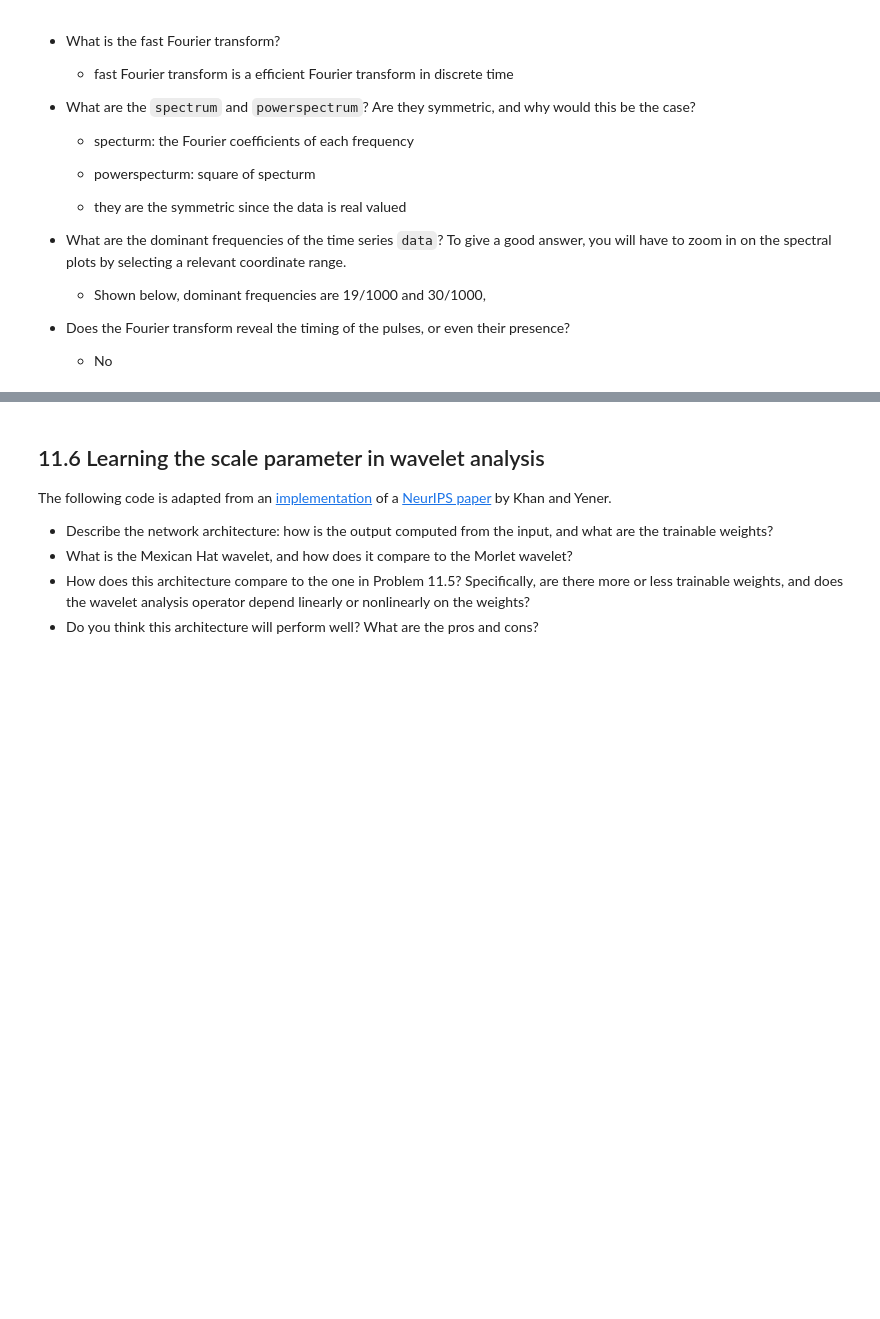
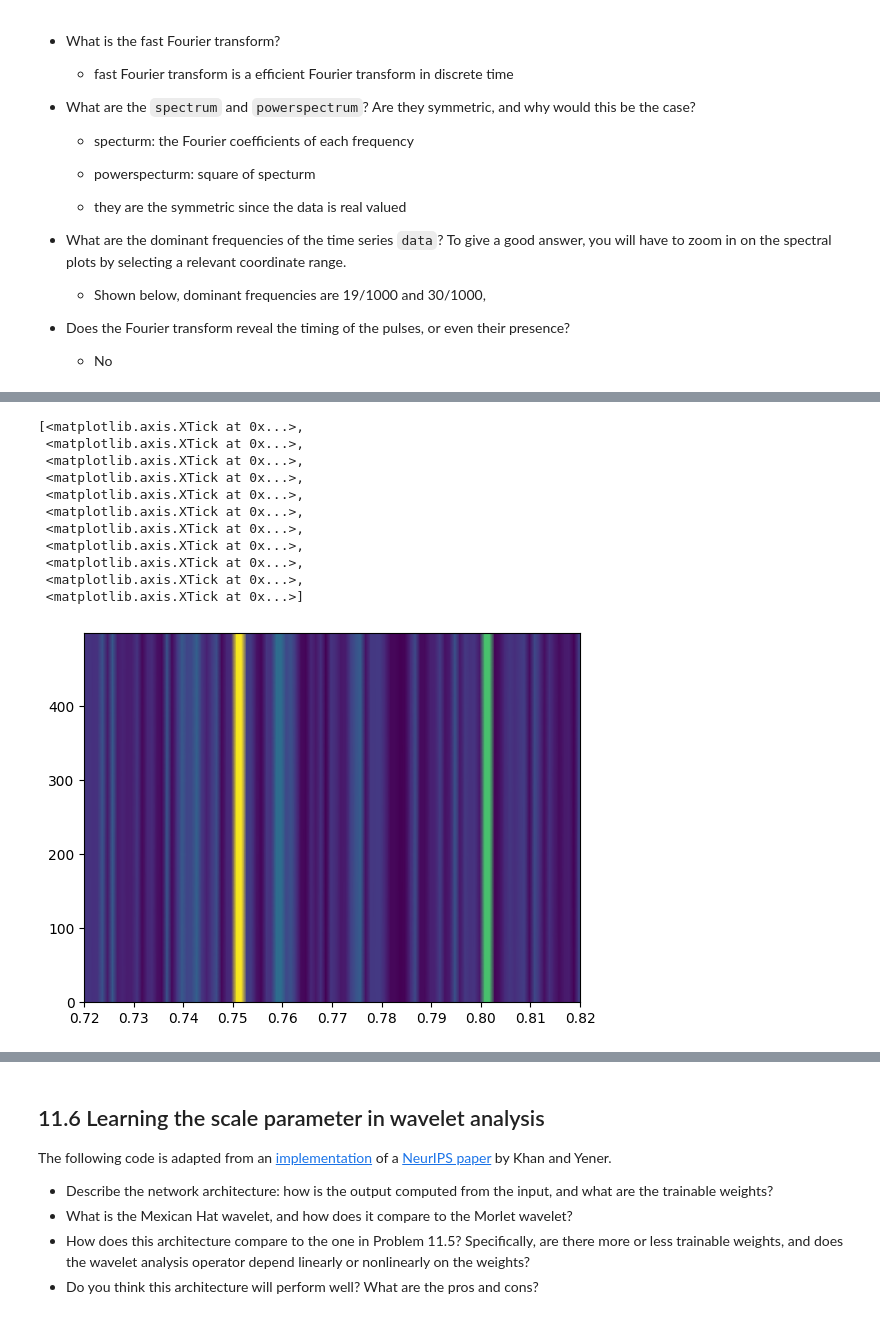
Before and after one commit to shahuiz/MH3520_Homework, a Jupyter notebook: 11-problemset.ipynb, the cells around one changed output, grey strips where cells are left out. Cells and saved outputs as stored; diff of their text form; code cells hidden in the pictures; blank space fills up the shorter version.

```diff
--- a/11-problemset.ipynb
+++ b/11-problemset.ipynb
@@ -377,3 +377,22 @@ freq: 136 time: 9
+# %%
+fig, ax = plt.subplots()
+frequencies, times, spectrum = signal.stft(data, samplingfrequency, nperseg=2)
+ax.pcolormesh(times, frequencies, np.abs(spectrum), shading='gouraud')
+ax.set_xlim(0.72, 0.82)
+ax.set_xticks(np.linspace(0.72, 0.82, 11))
+# %% [output]
+[<matplotlib.axis.XTick at 0x...>,
+ <matplotlib.axis.XTick at 0x...>,
+ <matplotlib.axis.XTick at 0x...>,
+ <matplotlib.axis.XTick at 0x...>,
+ <matplotlib.axis.XTick at 0x...>,
+ <matplotlib.axis.XTick at 0x...>,
+ <matplotlib.axis.XTick at 0x...>,
+ <matplotlib.axis.XTick at 0x...>,
+ <matplotlib.axis.XTick at 0x...>,
+ <matplotlib.axis.XTick at 0x...>,
+ <matplotlib.axis.XTick at 0x...>]
+[figure, added]
 # %% [markdown]
 ## 11.4 Wavelet analysis
 
```
Also changed, not shown: parts of 12 cells of this notebook.
